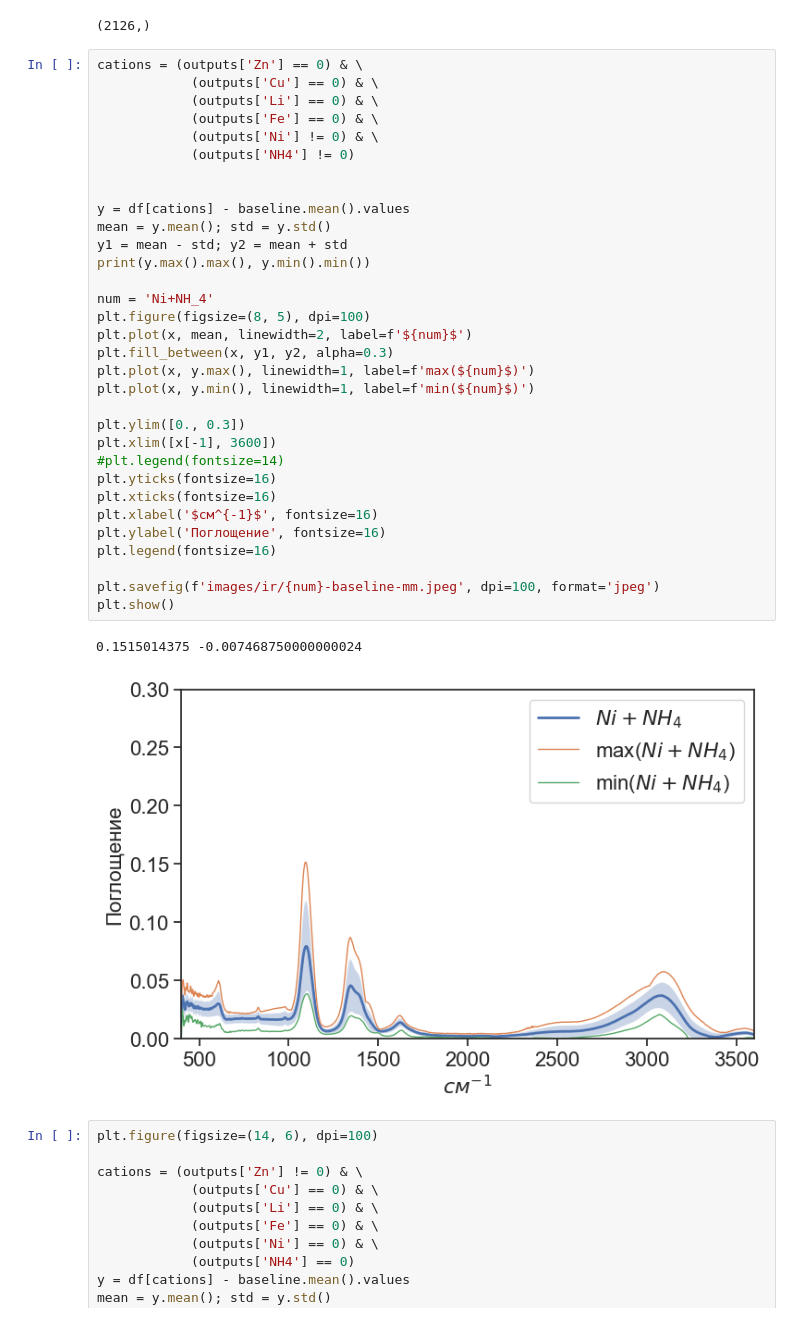
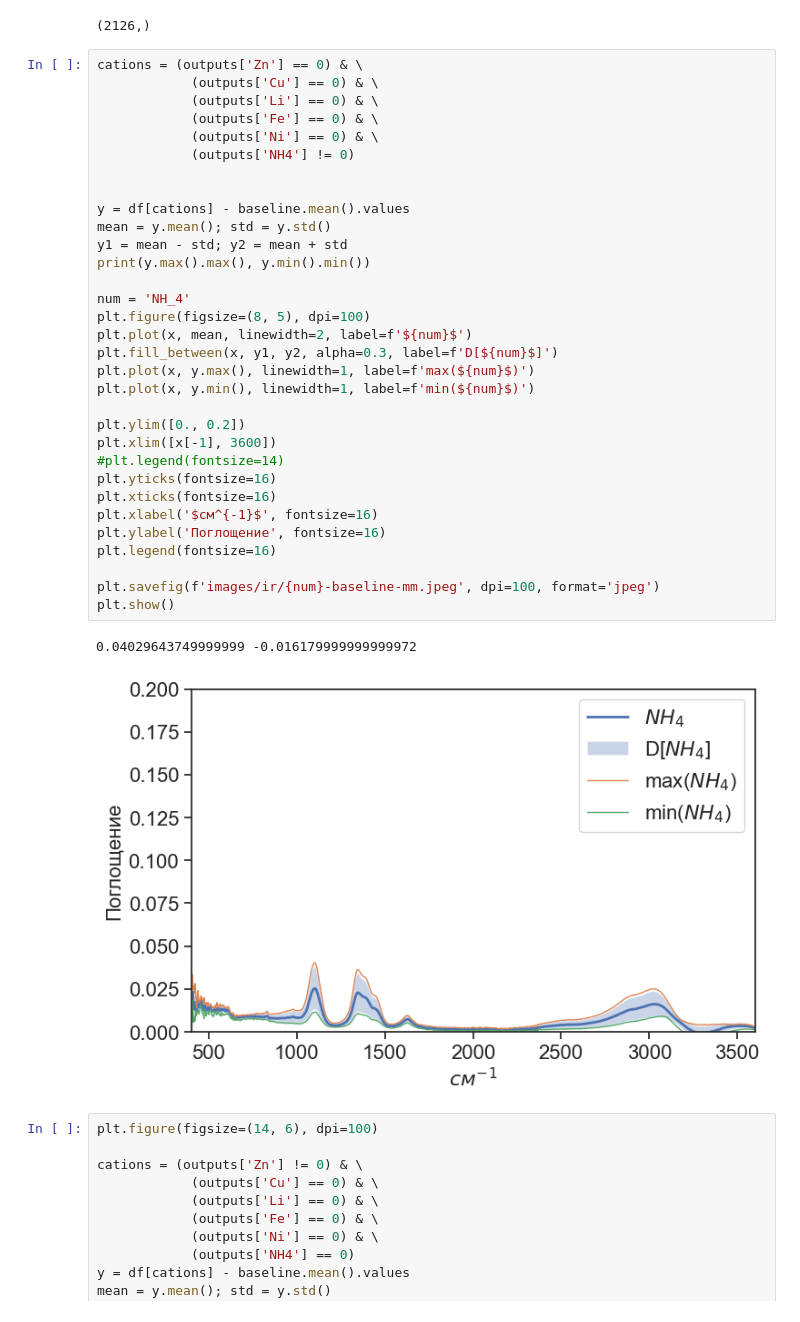
Before and after one commit to oesarmanova/salts_water_2022, a Jupyter notebook: exploratory_data_analysis.ipynb, the cells around one changed output. Drawn from its saved outputs; the diff is of its cells as text.

Commit message:
add IR images

```diff
--- a/exploratory_data_analysis.ipynb
+++ b/exploratory_data_analysis.ipynb
@@ -69,38 +69,38 @@ x.shape
 # %%
 cations = (outputs['Zn'] == 0) & \
             (outputs['Cu'] == 0) & \
             (outputs['Li'] == 0) & \
             (outputs['Fe'] == 0) & \
-            (outputs['Ni'] != 0) & \
+            (outputs['Ni'] == 0) & \
             (outputs['NH4'] != 0)
 
 
 y = df[cations] - baseline.mean().values
 mean = y.mean(); std = y.std()
 y1 = mean - std; y2 = mean + std
 print(y.max().max(), y.min().min())
 
-num = 'Ni+NH_4'
+num = 'NH_4'
 plt.figure(figsize=(8, 5), dpi=100)
 plt.plot(x, mean, linewidth=2, label=f'${num}$')
-plt.fill_between(x, y1, y2, alpha=0.3)
+plt.fill_between(x, y1, y2, alpha=0.3, label=f'D[${num}$]')
 plt.plot(x, y.max(), linewidth=1, label=f'max(${num}$)')
 plt.plot(x, y.min(), linewidth=1, label=f'min(${num}$)')
 
-plt.ylim([0., 0.3])
+plt.ylim([0., 0.2])
 plt.xlim([x[-1], 3600])
 #plt.legend(fontsize=14)
 plt.yticks(fontsize=16)
 plt.xticks(fontsize=16)
 plt.xlabel('$см^{-1}$', fontsize=16)
 plt.ylabel('Поглощение', fontsize=16)
 plt.legend(fontsize=16)
 
 plt.savefig(f'images/ir/{num}-baseline-mm.jpeg', dpi=100, format='jpeg')
 plt.show()
 # %% [output]
-0.1515014375 -0.007468750000000024
+0.04029643749999999 -0.016179999999999972
-[figure, old version]
+[figure, new version]
 # %%
 plt.figure(figsize=(14, 6), dpi=100)
 
```
Also changed, not shown: 7 other files.
